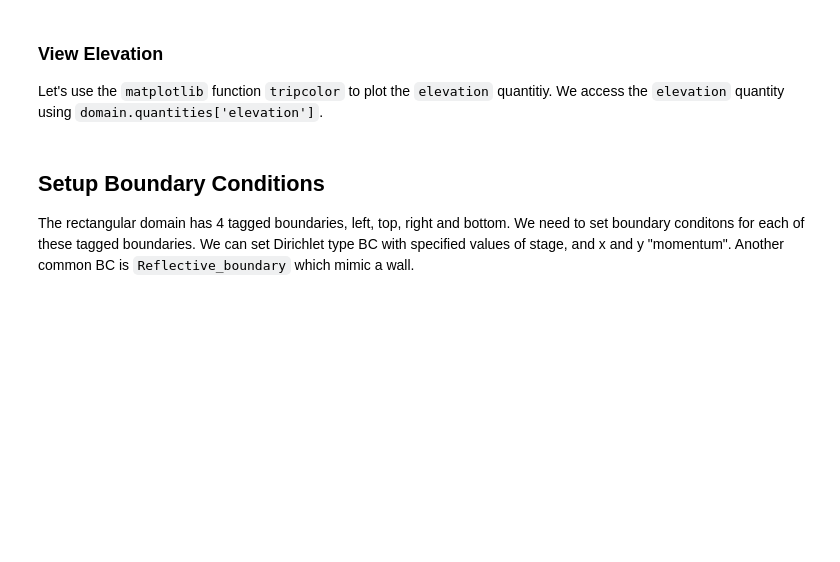
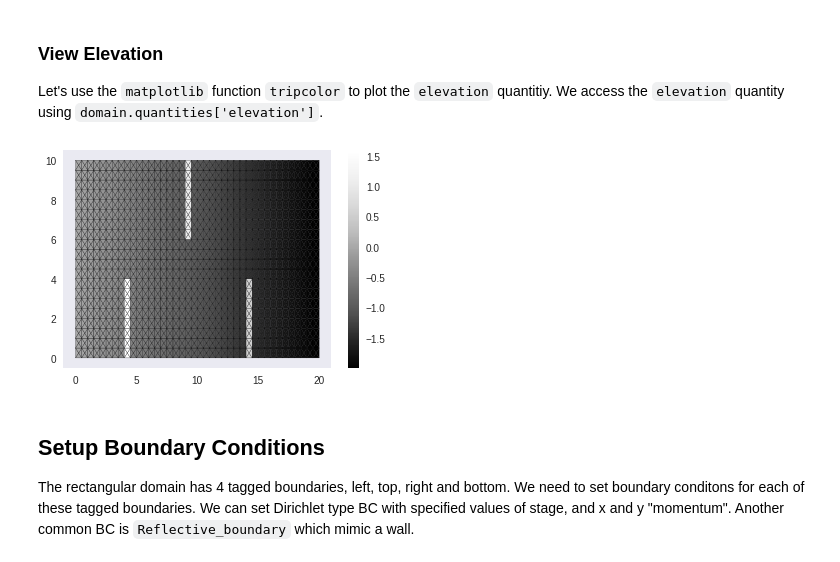
Before and after one commit to stoiver/anuga-clinic-2018, a Jupyter notebook: install_anuga.ipynb, the cells around one changed output. Drawn from its saved outputs; the diff is of its cells as text; code cells hidden in the pictures; blank space fills up the shorter version.

```diff
--- a/install_anuga.ipynb
+++ b/install_anuga.ipynb
@@ -121,3 +220,11 @@ plt.colorbar();
+# %%
+plt.tripcolor(dplotter.triang,
+              facecolors = dplotter.elev,
+              edgecolors='k',
+              cmap='Greys_r')
+plt.colorbar();
+# %% [output]
+[figure, added]
 # %% [markdown]
 ## Setup Boundary Conditions
 
```
Also changed, not shown: parts of 10 cells of this notebook.
